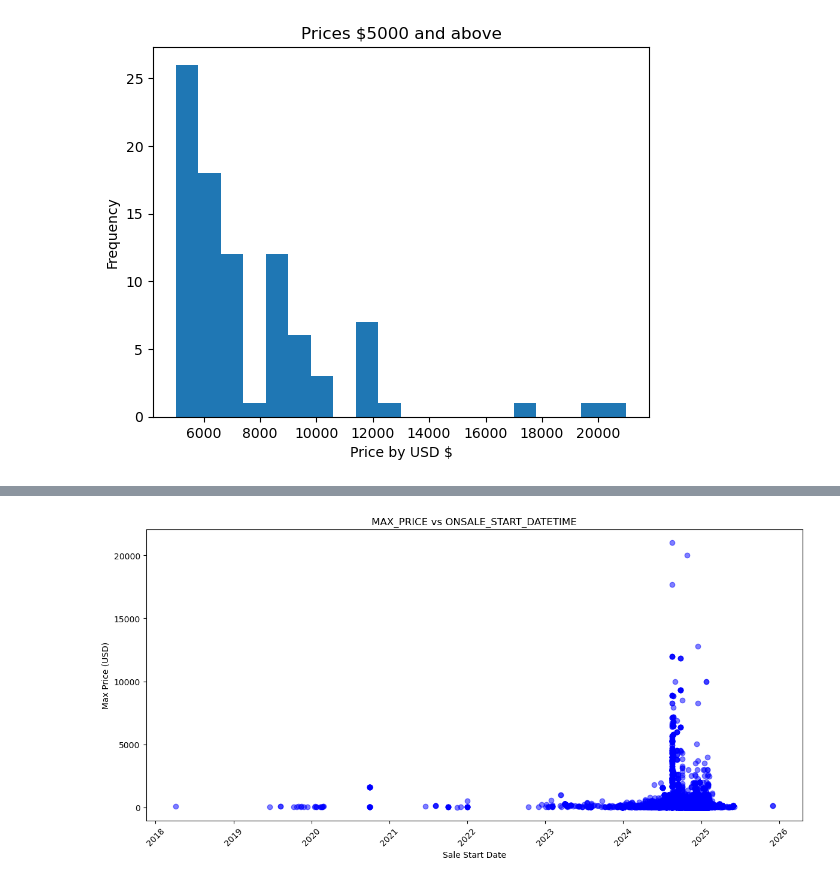
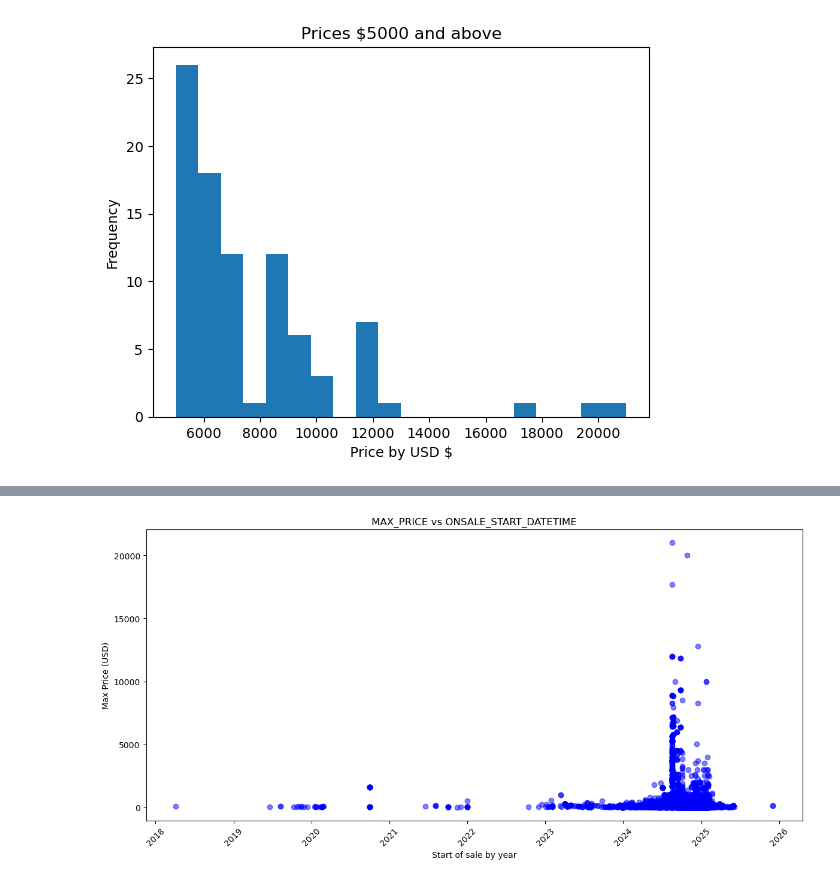
Before and after one commit to dq93/TicketMasterAPI, a Jupyter notebook: notebooks/Daniel_eda.ipynb, the cells around one changed output, grey strips where cells are left out. Saved outputs shown, nothing was run; the diff lists cells and outputs as text; code cells hidden in the pictures.

```diff
--- a/notebooks/Daniel_eda.ipynb
+++ b/notebooks/Daniel_eda.ipynb
@@ -197,19 +184,19 @@ Text(0.5, 0, 'Price by USD $')
 # %% [markdown]
 These are the tickets $5000 and up. There seem to be 2 extreme outliers which made the visualizations for all prices hard to see, and that is the highest price for all tickets in the dataset, a single ticket for $21,000. There is also another ticket for nearly $18,000. Besides those 2, no other tickets even reach $14,000.
 # %%
-# Convert any non-string values in 'ONSALE_START_DATETIME' to NaT
+# convert any non-string values in 'ONSALE_START_DATETIME' to NaT
 datetime_df['ONSALE_START_DATETIME'] = pd.to_datetime(datetime_df['ONSALE_START_DATETIME'], errors='coerce')
 
-# Drop any rows where the 'ONSALE_START_DATETIME' is NaT
+# drop any rows where the 'ONSALE_START_DATETIME' is NaT
 datetime_df = datetime_df.dropna(subset=['ONSALE_START_DATETIME'])
 
 plt.figure(figsize=(12, 6))
 plt.scatter(datetime_df['ONSALE_START_DATETIME'], datetime_df['MAX_PRICE'], alpha=0.5, color='blue')
 plt.title('MAX_PRICE vs ONSALE_START_DATETIME')
-plt.xlabel('Sale Start Date')
+plt.xlabel('Start of sale by year')
 plt.ylabel('Max Price (USD)')
 plt.xticks(rotation=45)
 plt.tight_layout()
 plt.show()
 # %% [output]
-[figure, old version]
+[figure, new version]
```
Also changed, not shown: parts of 11 cells of this notebook.
